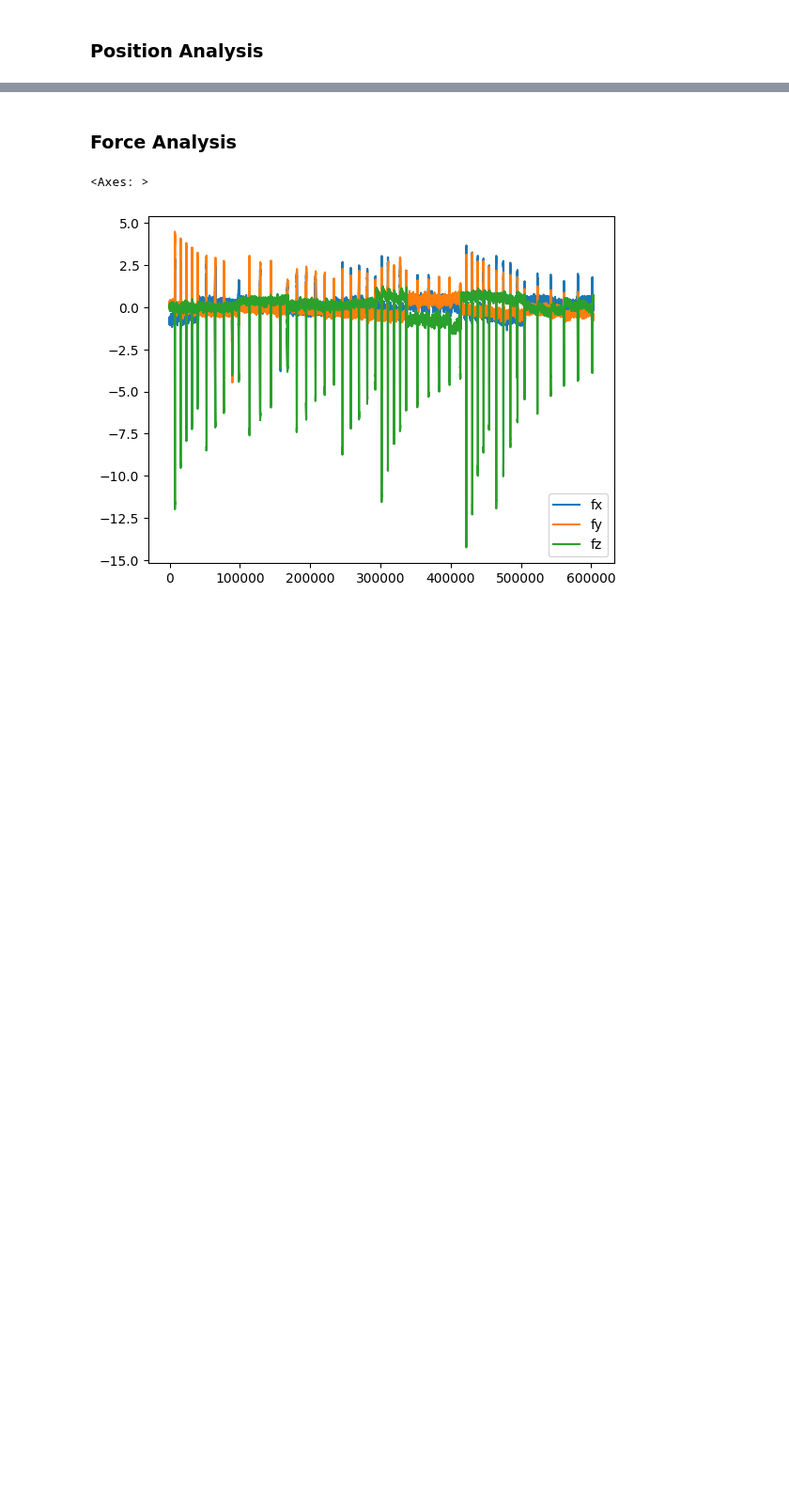
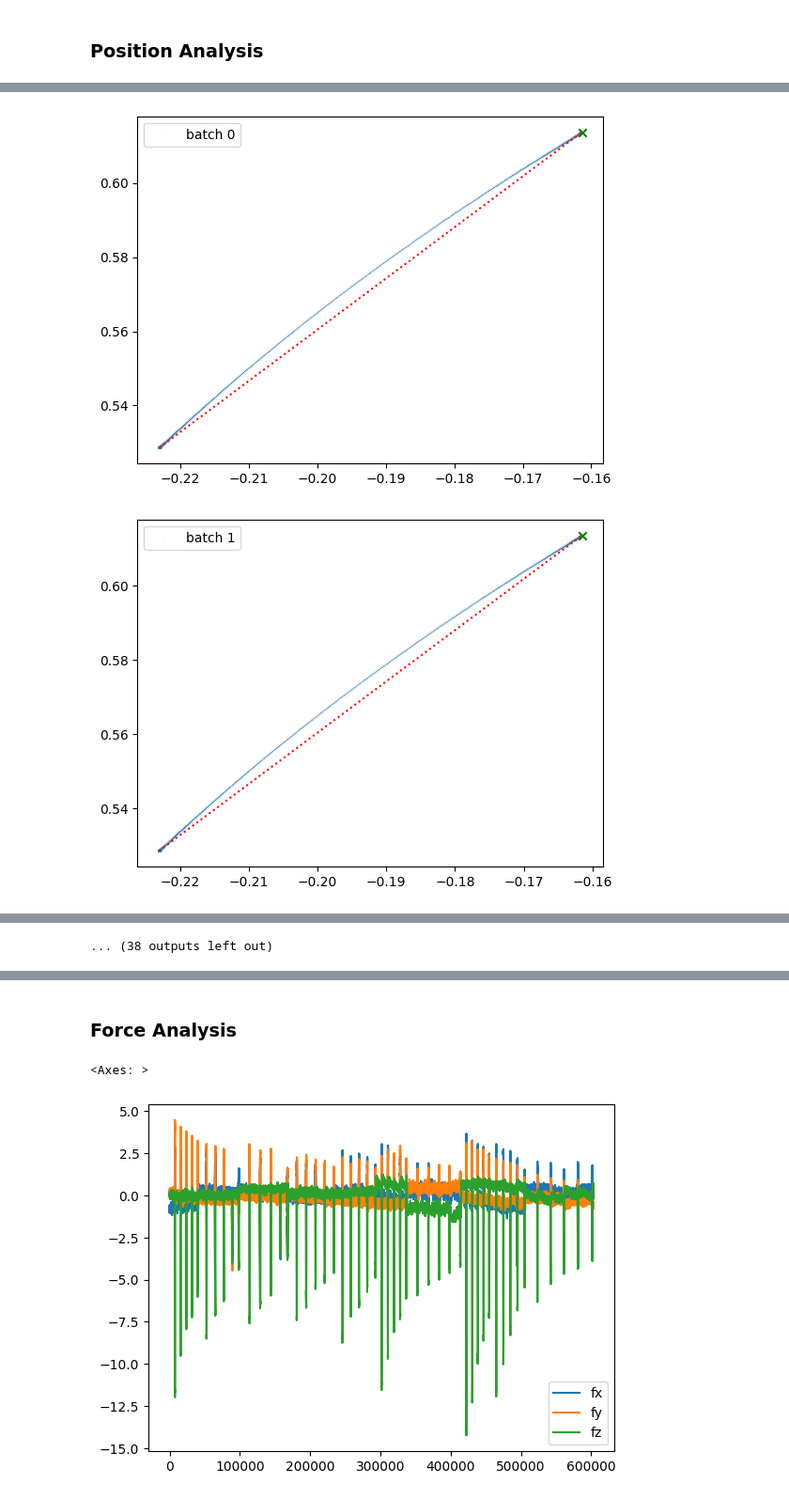
Before and after one commit to sdoif/ur5e_interactions, a Jupyter notebook: src/interactions/data/processing/visualize.ipynb, the cells around one changed output, grey strips where cells are left out. Shown at 94% size. Saved outputs shown, nothing was run; the diff lists cells and outputs as text; code cells hidden in the pictures; blank space fills up the shorter version.

```diff
--- a/src/interactions/data/processing/visualize.ipynb
+++ b/src/interactions/data/processing/visualize.ipynb
@@ -90,0 +117,28 @@ plt.show()
+# %%
+# split the dataset into batches each time z changes by more than 0.015
+indices = []
+for i in range(len(df)-1):
+    if abs(df.iloc[i]['pz'] - df.iloc[i+1]['pz']) > 0.015:
+        indices.append(i)
+
+batches = []
+start = 0
+for index in indices:
+    batches.append(df.iloc[start:index])
+    start = index
+batches.append(df.iloc[start:])
+# %%
+# plot each batch (px,py) in a new plot
+# draw a thin red dotted line from the 10th index to the coordinates stored in center
+# draw a green cross at the coordinates stored in center
+for i in range(len(batches)):
+    batch = batches[i]
+    middle_index = int((len(batch)-1)/2)
+    plt.scatter(batch['px'], batch['py'], label=f'batch {i}', s=0.001, marker='x')
+    plt.plot([batch['px'].iloc[10], batch['px'].iloc[middle_index]], [batch['py'].iloc[10], batch['py'].iloc[middle_index]], color='red', linestyle='dotted')
+    plt.scatter(batch['px'].iloc[middle_index], batch['py'].iloc[middle_index], marker='x', color='green')
+    plt.legend()
+    plt.show()
+# %% [output]
+[figure, added]
+[figure, added]
@@ -90,0 +155 @@ plt.show()
+... (38 outputs left out)
```
Also changed, not shown: parts of 11 cells of this notebook, 1 other file.
